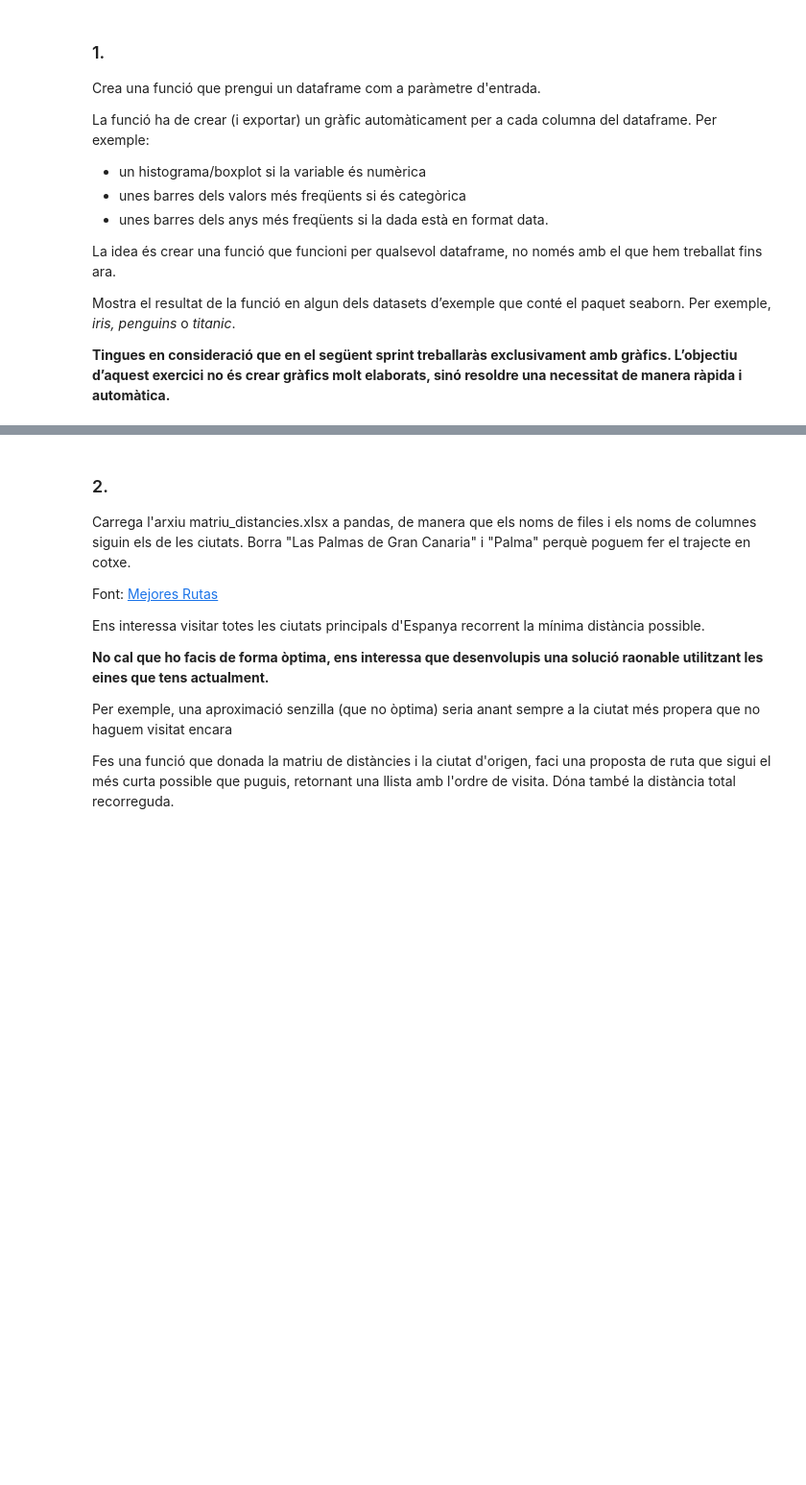
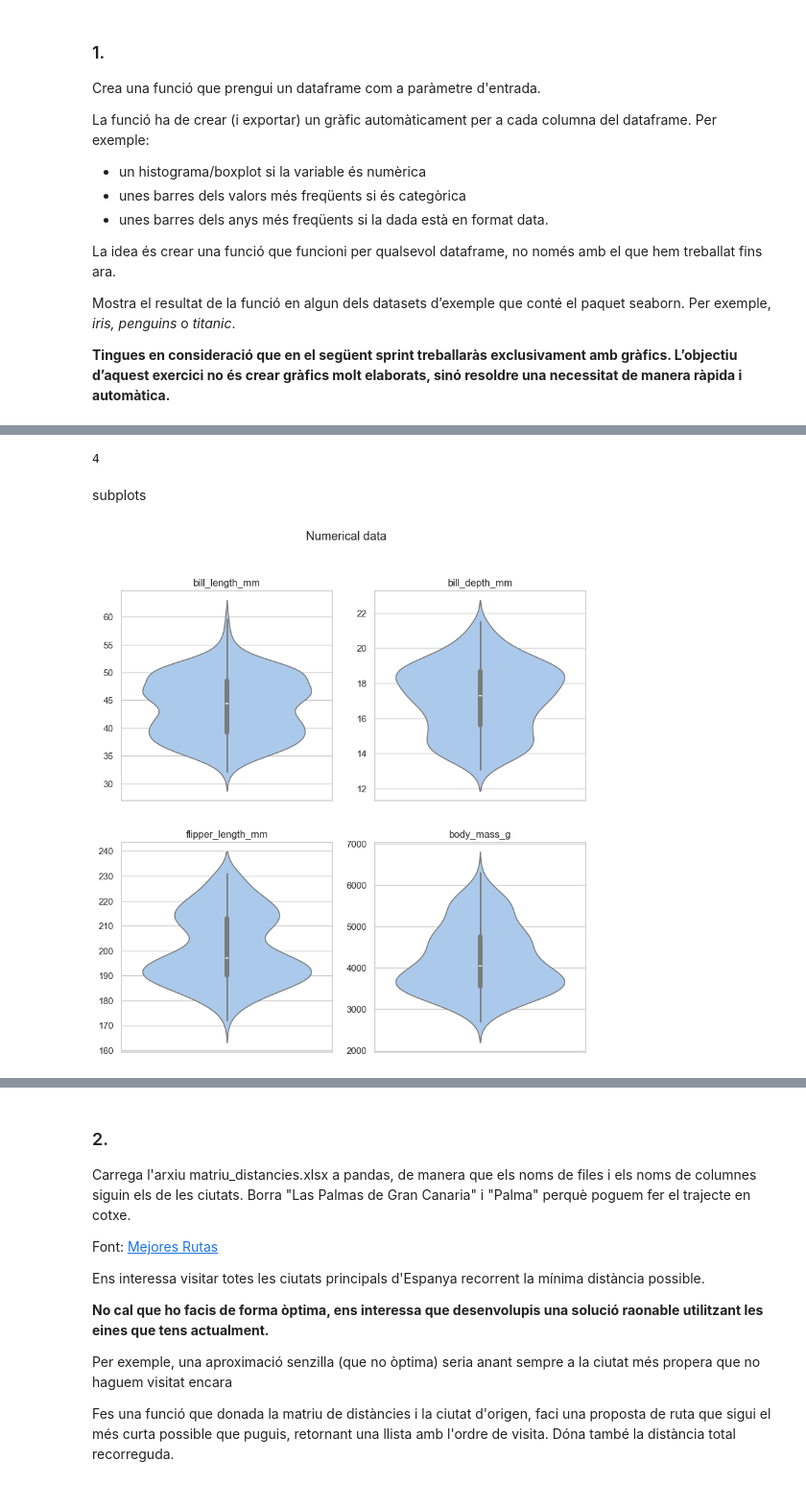
Before and after one commit to sabispb/it-academy-data-analytics, a Jupyter notebook: Sprint10_AnaliticaDadesPython/S10_PlanasBonell_Sabina.ipynb, the cells around one changed output, grey strips where cells are left out. Shown at 96% size. Saved outputs shown, nothing was run; the diff lists cells and outputs as text; code cells hidden in the pictures; blank space fills up the shorter version.

```diff
--- a/Sprint10_AnaliticaDadesPython/S10_PlanasBonell_Sabina.ipynb
+++ b/Sprint10_AnaliticaDadesPython/S10_PlanasBonell_Sabina.ipynb
@@ -648,0 +871,22 @@ Mostra el resultat de la funció en algun dels datasets d’exemple que conté e
+# %%
+def get_column_names(data):
+        """ This function will be used to extract the column names for numerical and categorical variables
+        info from the dataset
+        input: dataframe containing all variables
+        output: num_vars-> list of numerical columns
+                cat_vars -> list of categorical columns"""
+
+        num_var = data.select_dtypes(include=['number']).columns.tolist()
+        print()
+        print('Numerical variables are:\n', num_var)
+        print('-------------------------------------------------')
+
+        categ_var = data.select_dtypes(include=['category', 'object','str']).columns.tolist()
+        print('Categorical variables are:\n', categ_var)
+        print('-------------------------------------------------')
+        date_var = data.select_dtypes(include='datetime').columns.tolist()
+        print('Datetime variables are:\n', date_var)
+        print('-------------------------------------------------')
+        return num_var, categ_var, date_var
+# %%
+num_var, categ_var, date_var = get_column_names(df_penguins)
@@ -648,0 +921,2 @@ Mostra el resultat de la funció en algun dels datasets d’exemple que conté e
+# %%
+num_var_dict = {'bill_length_mm':1, 'bill_depth_mm':2, 'flipper_length_mm':3, 'body_mass_g':4}
@@ -648,0 +962,2 @@ Mostra el resultat de la funció en algun dels datasets d’exemple que conté e
+# %%
+num_var_dict, categ_var_dict, datetime_var_dict = get_column_names_dict(df_penguins)
@@ -648,0 +974,20 @@ Mostra el resultat de la funció en algun dels datasets d’exemple que conté e
+# %%
+len(num_var_dict)
+# %% [output]
+4
+# %% [markdown]
+subplots
+# %%
+plt.figure(figsize=(10,10))
+
+for x,y in num_var_dict.items():
+    data = df_penguins[x]
+    rows_subplot = int(len(num_var_dict) / 2)
+    plt.subplot(rows_subplot,2,y)
+    sns.violinplot(data=data)
+    plt.ylabel('')
+    plt.title(x)
+plt.suptitle('Numerical data')
+plt.show()
+# %% [output]
+[figure, added]
```
Also changed, not shown: parts of 64 cells of this notebook, 18 other files.
